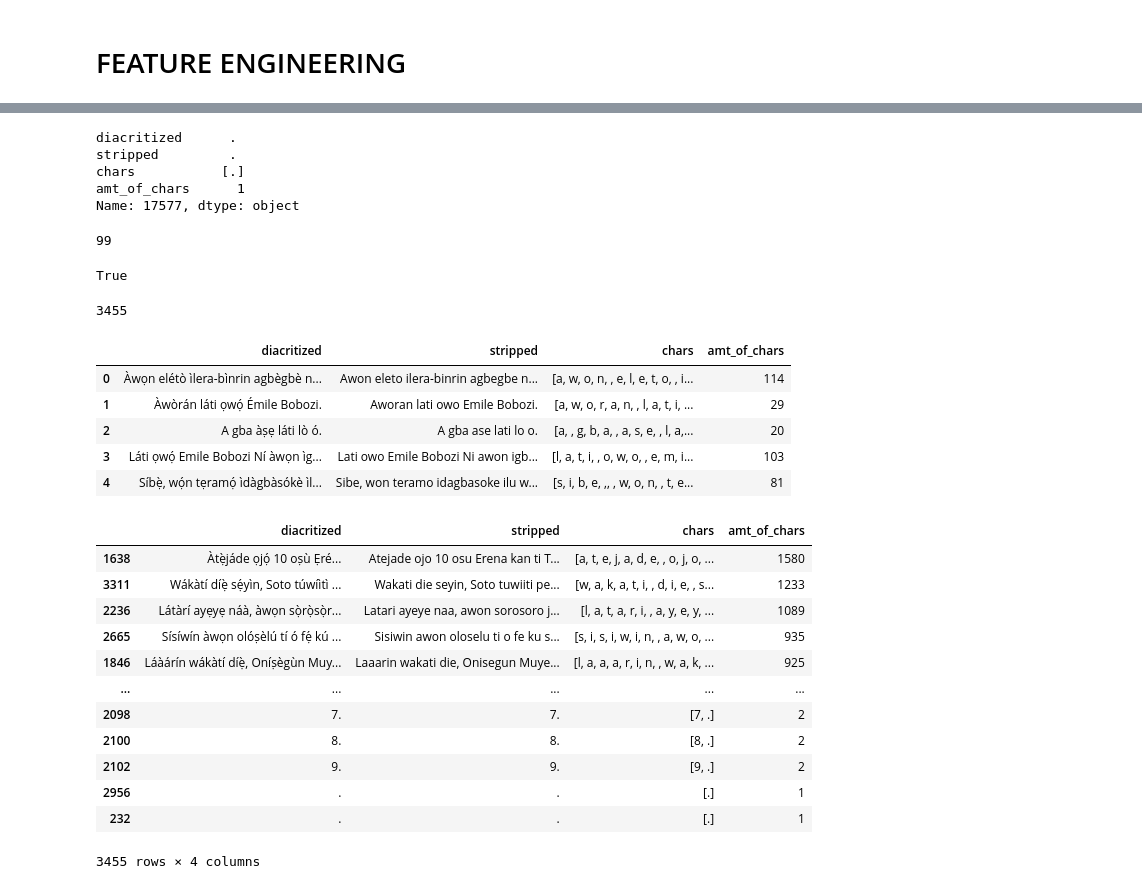
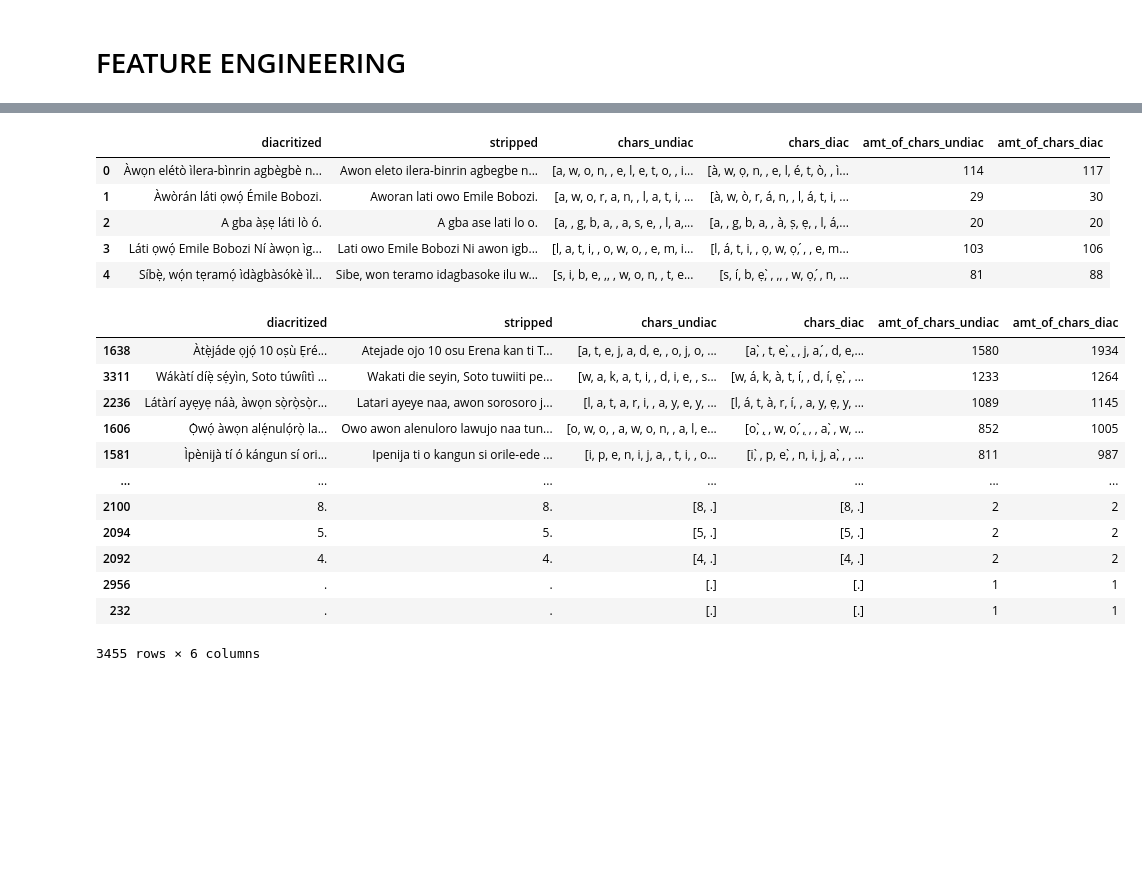
Before and after one commit to Kola9INE/yo_auto_diacritizer, a Jupyter notebook: AUTO_DIACRITIZATION/PHASE_ONE/model_build.ipynb, the cells around one changed output, grey strips where cells are left out. Saved outputs shown, nothing was run; the diff lists cells and outputs as text; code cells hidden in the pictures; blank space fills up the shorter version.

```diff
--- a/AUTO_DIACRITIZATION/PHASE_ONE/model_build.ipynb
+++ b/AUTO_DIACRITIZATION/PHASE_ONE/model_build.ipynb
@@ -45,6 +45,8 @@ Processed data:  i b a n u j e   o h u n   i d a a m u   t i   o   n   t i   i b
 # %%
 data.rename(columns = {'label':'diacritized', 'feature':'stripped'}, inplace=True)
-data['chars'] = data['stripped'].apply(process)
-data['amt_of_chars'] = data['chars'].apply(len)
+data['chars_undiac'] = data['stripped'].apply(process)
+data['chars_diac'] = data['diacritized'].apply(process)
+data['amt_of_chars_undiac'] = data['chars_undiac'].apply(len)
+data['amt_of_chars_diac'] = data['chars_diac'].apply(len)
 data.tail(20)
 # %% [output]
@@ -84,47 +70,26 @@ data.sort_values(by = 'amt_of_chars', ascending = False)
-# %%
-data.loc[17577]
-# %% [output]
-diacritized      .
-stripped         .
-chars           [.]
-amt_of_chars      1
-Name: 17577, dtype: object
-# %%
-len(data[data['amt_of_chars']==2])
-# %% [output]
-99
-# %%
-data.loc[5326]['chars'] == data.loc[12702]['chars']
-# %% [output]
-True
-# %%
-data['stripped'].nunique()
-# %% [output]
-3455
 # %%
 data.drop_duplicates(subset=['stripped'], inplace=True)
-len(data)
 data.head()
 # %% [output]
-|  | diacritized | stripped | chars | amt_of_chars |
-| 0 | Àwọn elétò ìlera-bìnrin agbègbè n... | Awon eleto ilera-binrin agbegbe n... | [a, w, o, n, , e, l, e, t, o, , i... | 114 |
-| 1 | Àwòrán láti ọwọ́ Émile Bobozi. | Aworan lati owo Emile Bobozi. | [a, w, o, r, a, n, , l, a, t, i, ... | 29 |
-| 2 | A gba àṣẹ láti lò ó. | A gba ase lati lo o. | [a, , g, b, a, , a, s, e, , l, a,... | 20 |
-| 3 | Láti ọwọ́ Emile Bobozi Ní àwọn ìg... | Lati owo Emile Bobozi Ni awon igb... | [l, a, t, i, , o, w, o, , e, m, i... | 103 |
-| 4 | Síbẹ̀, wọ́n tẹramọ́ ìdàgbàsókè ìl... | Sibe, won teramo idagbasoke ilu w... | [s, i, b, e, ,, , w, o, n, , t, e... | 81 |
+|  | diacritized | stripped | chars_undiac | chars_diac | amt_of_chars_undiac | amt_of_chars_diac |
+| 0 | Àwọn elétò ìlera-bìnrin agbègbè n... | Awon eleto ilera-binrin agbegbe n... | [a, w, o, n, , e, l, e, t, o, , i... | [à, w, ọ, n, , e, l, é, t, ò, , ì... | 114 | 117 |
+| 1 | Àwòrán láti ọwọ́ Émile Bobozi. | Aworan lati owo Emile Bobozi. | [a, w, o, r, a, n, , l, a, t, i, ... | [à, w, ò, r, á, n, , l, á, t, i, ... | 29 | 30 |
+| 2 | A gba àṣẹ láti lò ó. | A gba ase lati lo o. | [a, , g, b, a, , a, s, e, , l, a,... | [a, , g, b, a, , à, ṣ, ẹ, , l, á,... | 20 | 20 |
+| 3 | Láti ọwọ́ Emile Bobozi Ní àwọn ìg... | Lati owo Emile Bobozi Ni awon igb... | [l, a, t, i, , o, w, o, , e, m, i... | [l, á, t, i, , ọ, w, ọ, ́, , e, m... | 103 | 106 |
+| 4 | Síbẹ̀, wọ́n tẹramọ́ ìdàgbàsókè ìl... | Sibe, won teramo idagbasoke ilu w... | [s, i, b, e, ,, , w, o, n, , t, e... | [s, í, b, ẹ, ̀, ,, , w, ọ, ́, n, ... | 81 | 88 |
 # %%
-data.sort_values(by = 'amt_of_chars', ascending=False)
+data.sort_values(by = 'amt_of_chars_diac', ascending=False)
 # %% [output]
-|  | diacritized | stripped | chars | amt_of_chars |
-| 1638 | Àtẹ̀jáde ọjọ́ 10 oṣù Ẹré... | Atejade ojo 10 osu Erena kan ti T... | [a, t, e, j, a, d, e, , o, j, o, ... | 1580 |
-| 3311 | Wákàtí díẹ̀ sẹ́yìn, Soto túwíìtì ... | Wakati die seyin, Soto tuwiiti pe... | [w, a, k, a, t, i, , d, i, e, , s... | 1233 |
-| 2236 | Látàrí ayẹyẹ náà, àwọn sọ̀rọ̀sọ̀r... | Latari ayeye naa, awon sorosoro j... | [l, a, t, a, r, i, , a, y, e, y, ... | 1089 |
-| 2665 | Sísíwín àwọn olóṣèlú tí ó fẹ́ kú ... | Sisiwin awon oloselu ti o fe ku s... | [s, i, s, i, w, i, n, , a, w, o, ... | 935 |
-| 1846 | Láàárín wákàtí díẹ̀, Oníṣègùn Muy... | Laaarin wakati die, Onisegun Muye... | [l, a, a, a, r, i, n, , w, a, k, ... | 925 |
-| ... | ... | ... | ... | ... |
-| 2098 | 7. | 7. | [7, .] | 2 |
-| 2100 | 8. | 8. | [8, .] | 2 |
-| 2102 | 9. | 9. | [9, .] | 2 |
-| 2956 | . | . | [.] | 1 |
-| 232 | . | . | [.] | 1 |
+|  | diacritized | stripped | chars_undiac | chars_diac | amt_of_chars_undiac | amt_of_chars_diac |
+| 1638 | Àtẹ̀jáde ọjọ́ 10 oṣù Ẹré... | Atejade ojo 10 osu Erena kan ti T... | [a, t, e, j, a, d, e, , o, j, o, ... | [a, ̀, t, e, ̀, ̣, j, a, ́, d, e,... | 1580 | 1934 |
+| 3311 | Wákàtí díẹ̀ sẹ́yìn, Soto túwíìtì ... | Wakati die seyin, Soto tuwiiti pe... | [w, a, k, a, t, i, , d, i, e, , s... | [w, á, k, à, t, í, , d, í, ẹ, ̀, ... | 1233 | 1264 |
+| 2236 | Látàrí ayẹyẹ náà, àwọn sọ̀rọ̀sọ̀r... | Latari ayeye naa, awon sorosoro j... | [l, a, t, a, r, i, , a, y, e, y, ... | [l, á, t, à, r, í, , a, y, ẹ, y, ... | 1089 | 1145 |
+| 1606 | Ọ̀wọ́ àwọn alẹ́nulọ́rọ̀ la... | Owo awon alenuloro lawujo naa tun... | [o, w, o, , a, w, o, n, , a, l, e... | [o, ̀, ̣, w, o, ́, ̣, , a, ̀, w, ... | 852 | 1005 |
+| 1581 | Ìpènijà tí ó kángun sí ori... | Ipenija ti o kangun si orile-ede ... | [i, p, e, n, i, j, a, , t, i, , o... | [i, ̀, p, e, ̀, n, i, j, a, ̀, , ... | 811 | 987 |
+| ... | ... | ... | ... | ... | ... | ... |
+| 2100 | 8. | 8. | [8, .] | [8, .] | 2 | 2 |
+| 2094 | 5. | 5. | [5, .] | [5, .] | 2 | 2 |
+| 2092 | 4. | 4. | [4, .] | [4, .] | 2 | 2 |
+| 2956 | . | . | [.] | [.] | 1 | 1 |
+| 232 | . | . | [.] | [.] | 1 | 1 |
-3455 rows × 4 columns
+3455 rows × 6 columns
```
Also changed, not shown: parts of 30 cells of this notebook, 6 other files.
